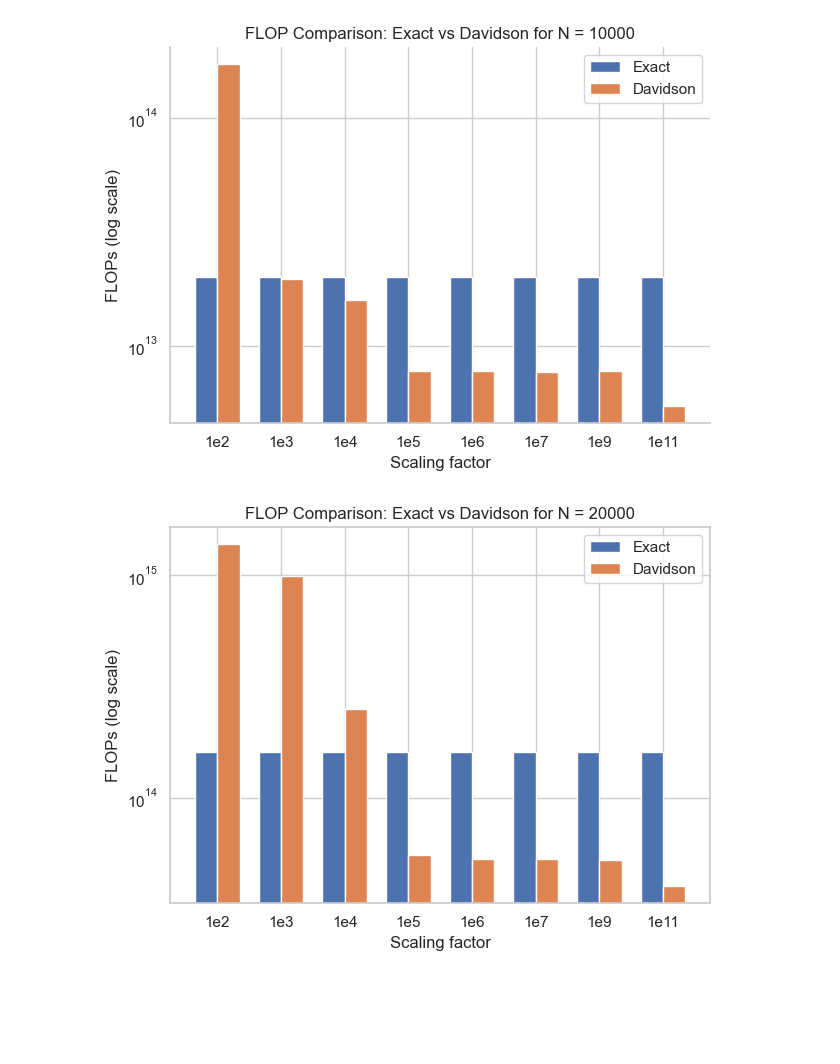
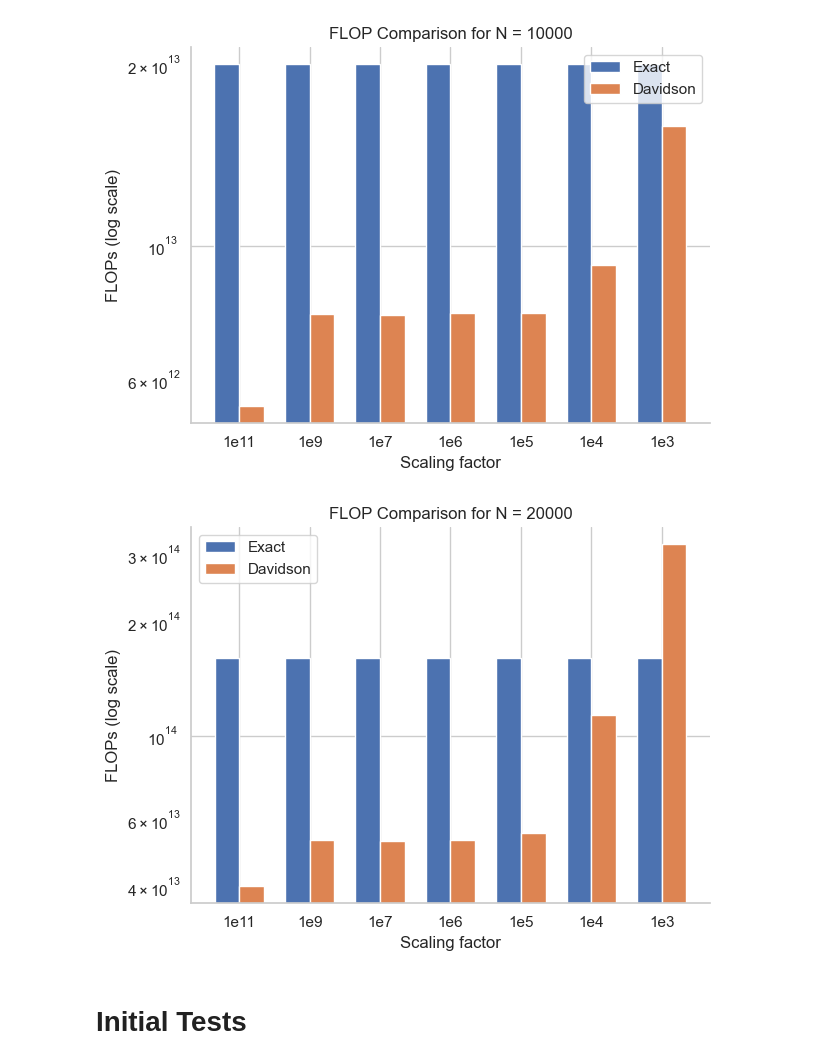
Before and after one commit to framere/Final_codes_MA, a Jupyter notebook: Davidson_jacobi/RANDOM_MATRIX/Plots.ipynb, the cells around one changed output. Cells and saved outputs as stored; diff of their text form; code cells hidden in the pictures; blank space fills up the shorter version.

Commit message:
plots

```diff
--- a/Davidson_jacobi/RANDOM_MATRIX/Plots.ipynb
+++ b/Davidson_jacobi/RANDOM_MATRIX/Plots.ipynb
@@ -56,39 +10,62 @@ plt.show()
+# %%
+flops = np.array([
+    5422167000000,
+    40054858360000,
+    7713966805440,
+    52889116219360,
+    7683516127680,
+    52695837864640,
+    7729249920000,
+    53102387740000,
+    7724151261120,
+    55356026986720,
+    9290412520040,
+    113060134548680,
+    15798387926340,
+    319362327297100
+])
+
+flops_smaller = flops[::2]
+flops_larger = flops[1::2]
 # %%
-larger_system_x = np.ones(8) * even_numbers
-smaller_system_x = np.ones(8) * odd_numbers
+larger_system_x = np.ones(len(flops_larger)) * even_numbers
+smaller_system_x = np.ones(len(flops_smaller)) * odd_numbers
 
-flops_larger = np.array([1375833673055660, 989072830408400, 251611935895600,55356026986720, 53102387740000, 52889116219360, 52695837864640, 40054858360000])
-flops_smaller = np.array([171401308803640, 19634098930660, 15798387926340, 7729249920000, 7724151261120, 7683516127680, 7713966805440, 5422167000000])
+# flops_larger = np.array([1375833673055660, 989072830408400, 251611935895600,55356026986720, 53102387740000, 52889116219360, 52695837864640, 40054858360000])
+# flops_smaller = np.array([171401308803640, 319362327297100, 15798387926340, 7729249920000, 7724151261120, 7683516127680, 7713966805440, 5422167000000])
 
-labels = ['1e2', '1e3', '1e4', '1e5', '1e6', '1e7', '1e9', '1e11']
-
+labels = ['1e3', '1e4', '1e5', '1e6', '1e7', '1e9', '1e11']
+labels = labels[::-1]
 x = np.arange(len(labels))
 
 width = 0.35
 
 plt.bar(x - width/2, smaller_system_x, width, label='Exact')
 plt.bar(x + width/2, flops_smaller, width, label='Davidson')
 plt.yscale('log')
 plt.ylabel('FLOPs (log scale)')
 plt.xlabel('Scaling factor')
-plt.title('FLOP Comparison: Exact vs Davidson for N = 10000')
+plt.title('FLOP Comparison for N = 10000')
 plt.xticks(x, labels)
 plt.legend()
 plt.tight_layout()
 sns.despine()
 plt.show()
 # %% [output]
-[figure, old version]
+[figure, new version]
 # %%
 plt.bar(x - width/2, larger_system_x, width, label='Exact')
 plt.bar(x + width/2, flops_larger, width, label='Davidson')
 plt.yscale('log')
 plt.ylabel('FLOPs (log scale)')
 plt.xlabel('Scaling factor')
-plt.title('FLOP Comparison: Exact vs Davidson for N = 20000')
+plt.title('FLOP Comparison for N = 20000')
 plt.xticks(x, labels)
 plt.legend()
 plt.tight_layout()
+sns.despine()
 plt.show()
 # %% [output]
-[figure, old version]
+[figure, new version]
+# %% [markdown]
+# Initial Tests
```
Also changed, not shown: parts of 4 cells of this notebook, 4 other files.
